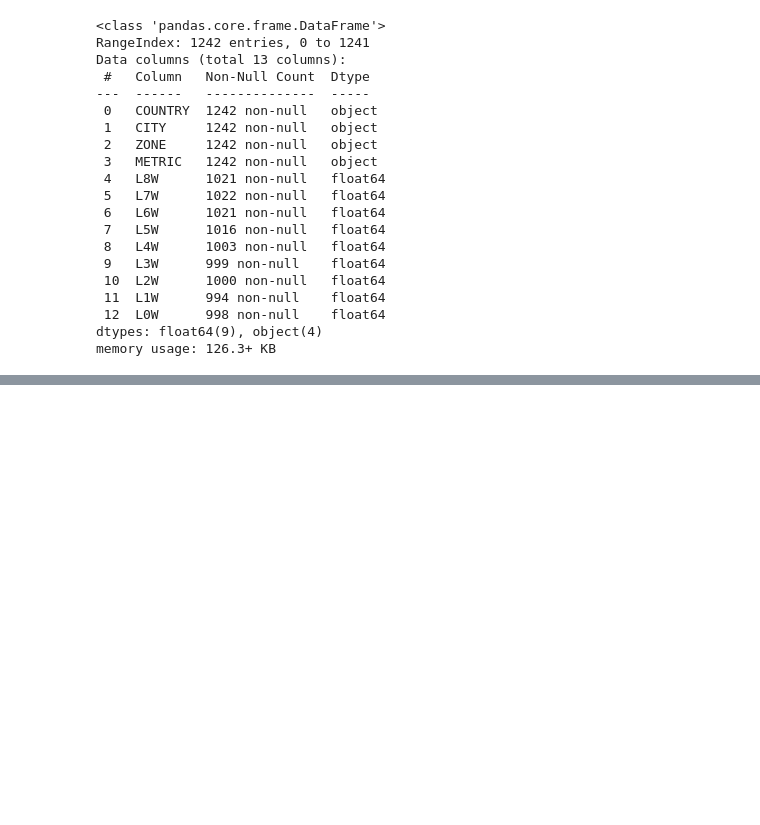
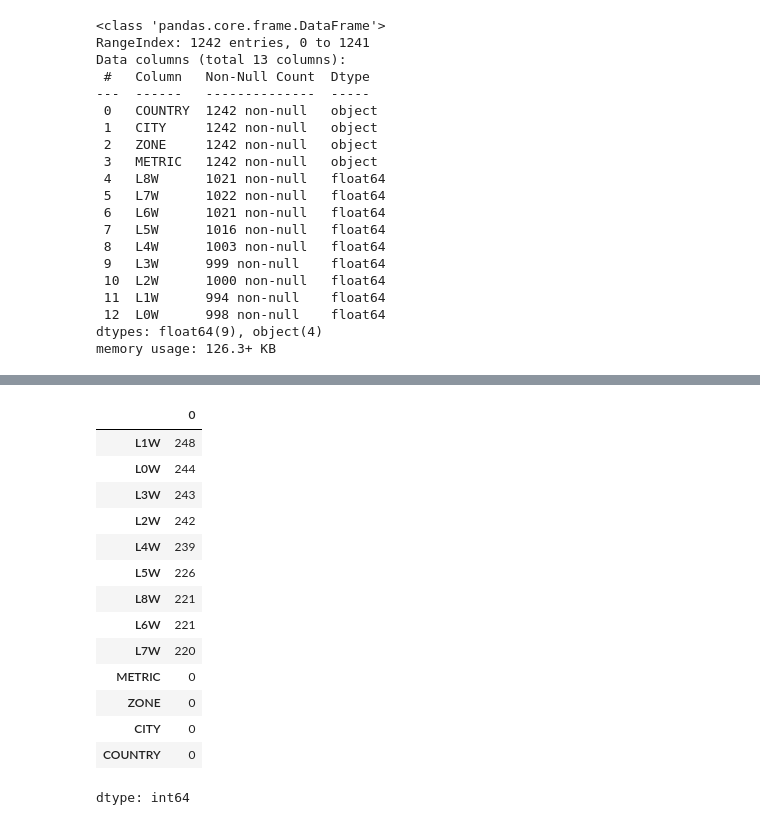
Before and after one commit to vichacker1234/Vicstatistics, a Jupyter notebook: notebooks/01_data_processing.ipynb, the cells around one changed output, grey strips where cells are left out. Saved outputs shown, nothing was run; the diff lists cells and outputs as text; code cells hidden in the pictures; blank space fills up the shorter version.

```diff
--- a/notebooks/01_data_processing.ipynb
+++ b/notebooks/01_data_processing.ipynb
@@ -105,0 +142,19 @@ memory usage: 126.3+ KB
+# %%
+##
+df_raw_orders.isna().sum().sort_values(ascending=False)
+# %% [output]
+|  | 0 |
+| L1W | 248 |
+| L0W | 244 |
+| L3W | 243 |
+| L2W | 242 |
+| L4W | 239 |
+| L5W | 226 |
+| L8W | 221 |
+| L6W | 221 |
+| L7W | 220 |
+| METRIC | 0 |
+| ZONE | 0 |
+| CITY | 0 |
+| COUNTRY | 0 |
+dtype: int64
```
Also changed, not shown: parts of 5 cells of this notebook.
